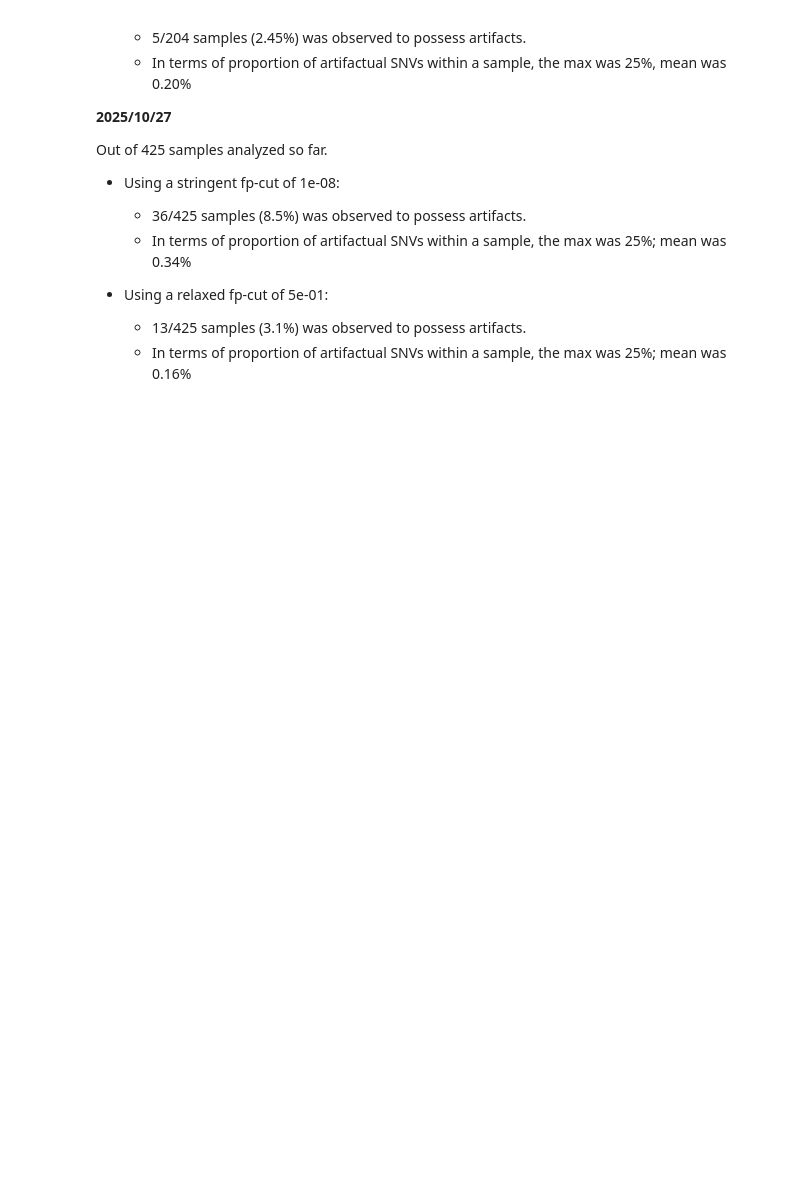
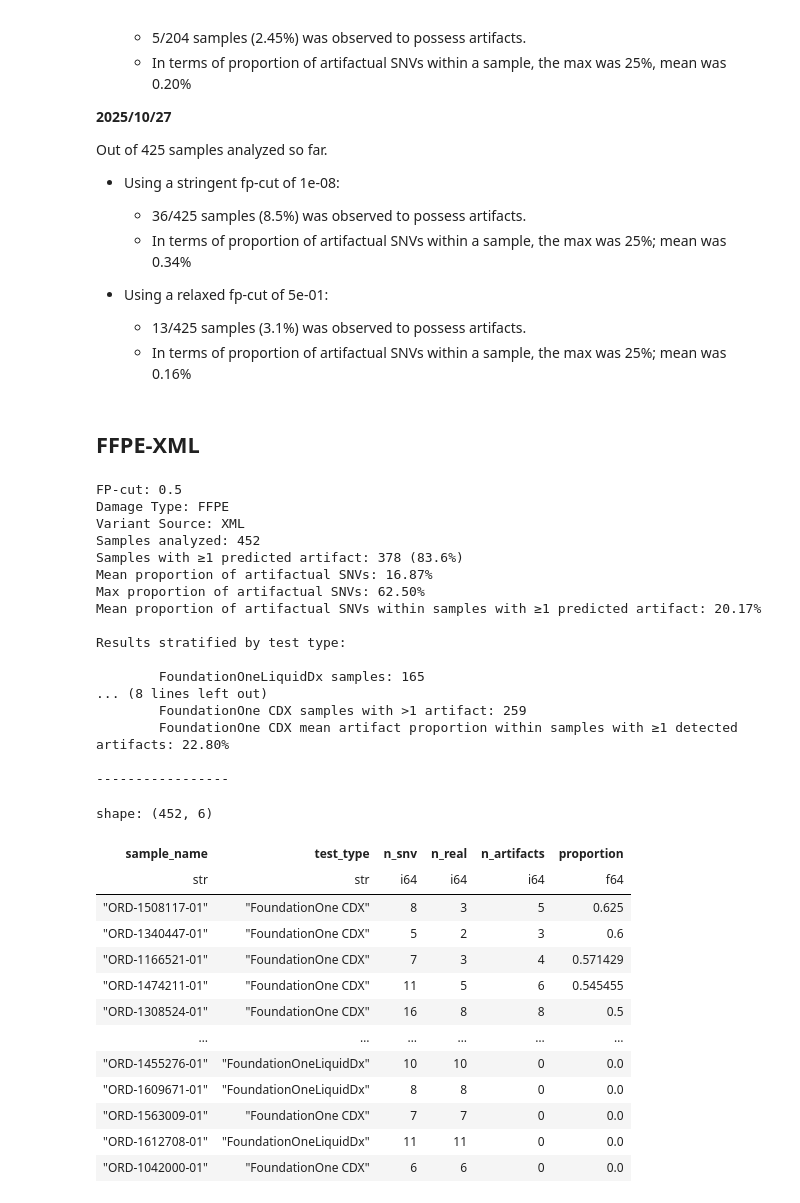
Before and after one commit to MoyukhShabon/fm-arti-stats, a Jupyter notebook: analysis/proportion.ipynb, the cells around one changed output. Cells and saved outputs as stored; diff of their text form; code cells hidden in the pictures; blank space fills up the shorter version.

Commit message:
updated artifact proportion calculation notebook and script to include SNVs in XMLs

```diff
--- a/analysis/proportion.ipynb
+++ b/analysis/proportion.ipynb
@@ -41,7 +44,7 @@ def calc_arti_prop(artifact_pred_paths: list) -> pl.DataFrame:
 	arti_prop = pl.DataFrame(arti_prop).sort("proportion", descending=True)
 	return arti_prop
 # %%
-def get_stats(arti_prop: pl.DataFrame, damage_type: str = None) -> None:
+def get_stats(arti_prop: pl.DataFrame, damage_type: str = None, variant_source: str = None) -> None:
 
 	prop_test_type = (
 		arti_prop
@@ -73,13 +76,16 @@ def get_stats(arti_prop: pl.DataFrame, damage_type: str = None) -> None:
 	if damage_type:
 		print("Damage Type:", damage_type.upper())
 
+	if variant_source:
+		print("Variant Source:", variant_source.upper())
+
 	print(f"Samples analyzed: {n_samples}")
 	print(f"Samples with ≥1 predicted artifact: {n_with_artifacts} ({n_with_artifacts / n_samples * 100:.1f}%)")
 	print(f"Mean proportion of artifactual SNVs: {mean_pct:.2f}%")
 	print(f"Max proportion of artifactual SNVs: {max_pct:.2f}%")
 	print(f"Mean proportion of artifactual SNVs within samples with ≥1 predicted artifact: {mean_pct_arti_samples:.2f}%")
 
-	print("Results stratified by test type:")
+	print("\nResults stratified by test type:\n")
 	for i in range(prop_test_type.shape[0]):
 
 		test_type = prop_test_type[i, "test_type"]
@@ -95,11 +101,11 @@ def get_stats(arti_prop: pl.DataFrame, damage_type: str = None) -> None:
 			print(f"\t{test_type} mean artifact proportion within samples with ≥1 detected artifacts: {prop_test_type_with_artifact_filtered[0, "mean_proportion"] * 100:.2f}%")
 
 		print()
-	print()
+	print("-----------------\n")
 # %%
-def get_res(damage_type: str, fp_cut: float) -> pl.DataFrame:
+def get_res(variant_source: str, damage_type: str, fp_cut: float) -> pl.DataFrame:
 
-	search_pattern = f"../{damage_type.lower()}-snvf/*/*.pred_fp-cut_{fp_cut:.0e}.tsv"
+	search_pattern = f"../{variant_source.lower()}-{damage_type.lower()}-snvf/*/*.pred_fp-cut_{fp_cut:.0e}.tsv"
 	arti_pred_paths = glob.glob(search_pattern)
 
 	if not arti_pred_paths:
@@ -108,8 +114,8 @@ def get_res(damage_type: str, fp_cut: float) -> pl.DataFrame:
 	proportions = calc_arti_prop(arti_pred_paths)
 
 	print(f"FP-cut: {fp_cut}")
-	get_stats(proportions, damage_type=damage_type)
+	get_stats(proportions, damage_type=damage_type, variant_source=variant_source)
 
-	proportions.write_csv(f"{damage_type}_proportions_per_sample.fp-cut_{fp_cut:.0e}.tsv", separator="\t")
+	proportions.write_csv(f"{damage_type}_proportions_per_sample.{variant_source.lower()}.fp-cut_{fp_cut:.0e}.tsv", separator="\t")
 	return proportions
 # %% [markdown]
@@ -309,3 +311,39 @@ Out of 425 samples analyzed so far.
 - Using a relaxed fp-cut of 5e-01:
 	- 13/425 samples (3.1%) was observed to possess artifacts.
 	- In terms of proportion of artifactual SNVs within a sample, the max was 25%; mean was 0.16%
+# %% [markdown]
+## FFPE-XML
+# %%
+get_res("xml", "ffpe", 5e-01)
+# %% [output]
+FP-cut: 0.5
+Damage Type: FFPE
+Variant Source: XML
+Samples analyzed: 452
+Samples with ≥1 predicted artifact: 378 (83.6%)
+Mean proportion of artifactual SNVs: 16.87%
+Max proportion of artifactual SNVs: 62.50%
+Mean proportion of artifactual SNVs within samples with ≥1 predicted artifact: 20.17%
+
+Results stratified by test type:
+
+        FoundationOneLiquidDx samples: 165
+... (8 lines left out)
+        FoundationOne CDX samples with >1 artifact: 259
+        FoundationOne CDX mean artifact proportion within samples with ≥1 detected artifacts: 22.80%
+
+-----------------
+shape: (452, 6)
+| sample_name | test_type | n_snv | n_real | n_artifacts | proportion |
+| str | str | i64 | i64 | i64 | f64 |
+| "ORD-1508117-01" | "FoundationOne CDX" | 8 | 3 | 5 | 0.625 |
+| "ORD-1340447-01" | "FoundationOne CDX" | 5 | 2 | 3 | 0.6 |
+| "ORD-1166521-01" | "FoundationOne CDX" | 7 | 3 | 4 | 0.571429 |
+| "ORD-1474211-01" | "FoundationOne CDX" | 11 | 5 | 6 | 0.545455 |
+| "ORD-1308524-01" | "FoundationOne CDX" | 16 | 8 | 8 | 0.5 |
+| … | … | … | … | … | … |
+| "ORD-1455276-01" | "FoundationOneLiquidDx" | 10 | 10 | 0 | 0.0 |
+| "ORD-1609671-01" | "FoundationOneLiquidDx" | 8 | 8 | 0 | 0.0 |
+| "ORD-1563009-01" | "FoundationOne CDX" | 7 | 7 | 0 | 0.0 |
+| "ORD-1612708-01" | "FoundationOneLiquidDx" | 11 | 11 | 0 | 0.0 |
+| "ORD-1042000-01" | "FoundationOne CDX" | 6 | 6 | 0 | 0.0 |
```
Also changed, not shown: parts of 13 cells of this notebook, 1 other file.
